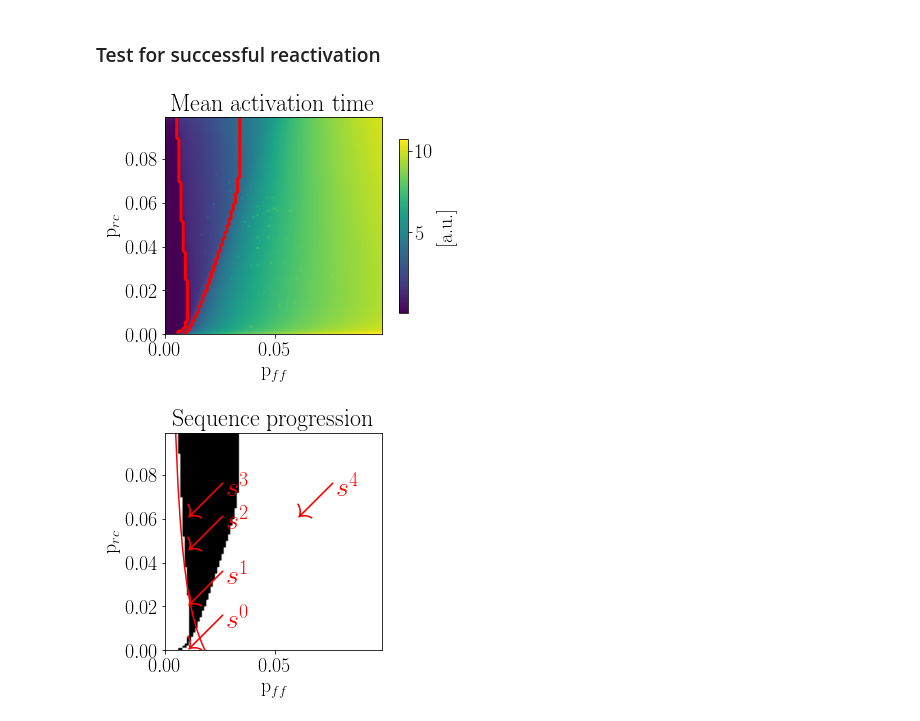
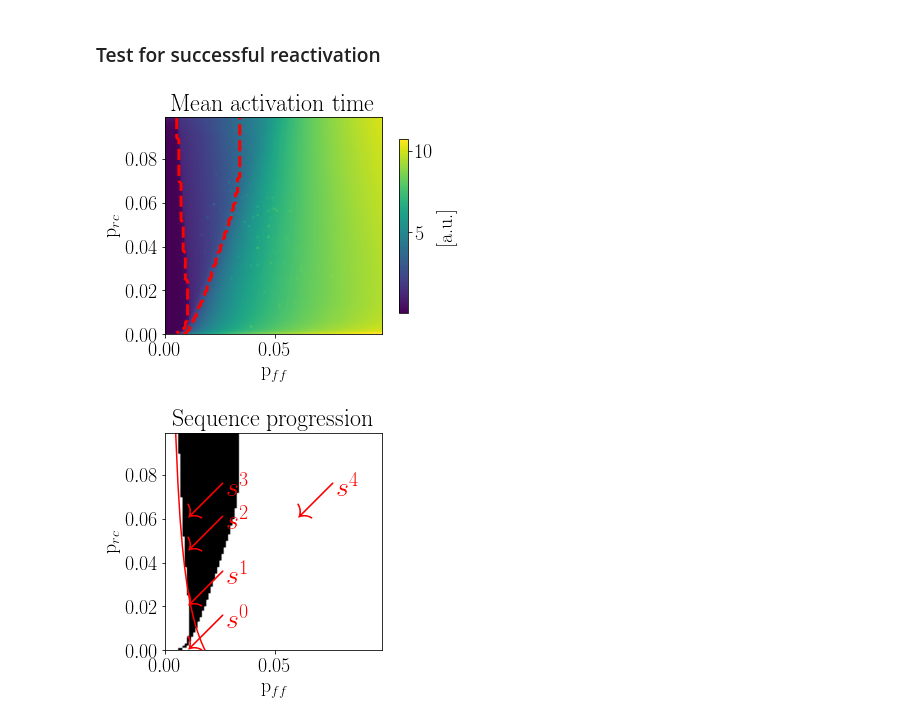
Before and after one commit to tristanstoeber/sequence_competition_cooperation, a Jupyter notebook: 1_SingleSequence.ipynb, the cells around one changed output. Cells and saved outputs as stored; diff of their text form; code cells hidden in the pictures.

Commit message:
dashed lines in 1c

```diff
--- a/1_SingleSequence.ipynb
+++ b/1_SingleSequence.ipynb
@@ -138,35 +138,37 @@ crt_map.set_bad(color='grey')
 #mean_t_act[~crit] = np.nan
 im = ax.imshow(
     mean_t_act,
     origin='lower',
     extent=[
         params['range_p_rc'][0],
         params['range_p_rc'][-1],
         params['range_p_ff'][0],
         params['range_p_ff'][-1]])
 im2 = ax.contour(
     crit,
     levels=[False, True],
     origin='lower',
     extent=[
         params['range_p_rc'][0],
         params['range_p_rc'][-1],
         params['range_p_ff'][0],
         params['range_p_ff'][-1]],
     colors='red',
-    linewidths=3.)
+    linewidths=3.,
+    linestyles='dashed')
+
 
 #xticks = ax.get_xticks()
 #ax.set_yticks(xticks)
 cbar = plt.colorbar(im, shrink=0.8)
 cbar.ax.set_ylabel('[a.u.]', rotation=90)
 plt.xlabel(r'p$_{ff}$')
 plt.ylabel(r'p$_{rc}$')
 
 plt.title('Mean activation time')
 plt.savefig('figures/1_SingleSequence_MeanActivationTime_prc_pff_scan.svg')
 # %% [output]
-[figure, old version]
+[figure, new version]
 # %%
 fig, ax = plt.subplots(1, figsize=(5,4))
 
```
